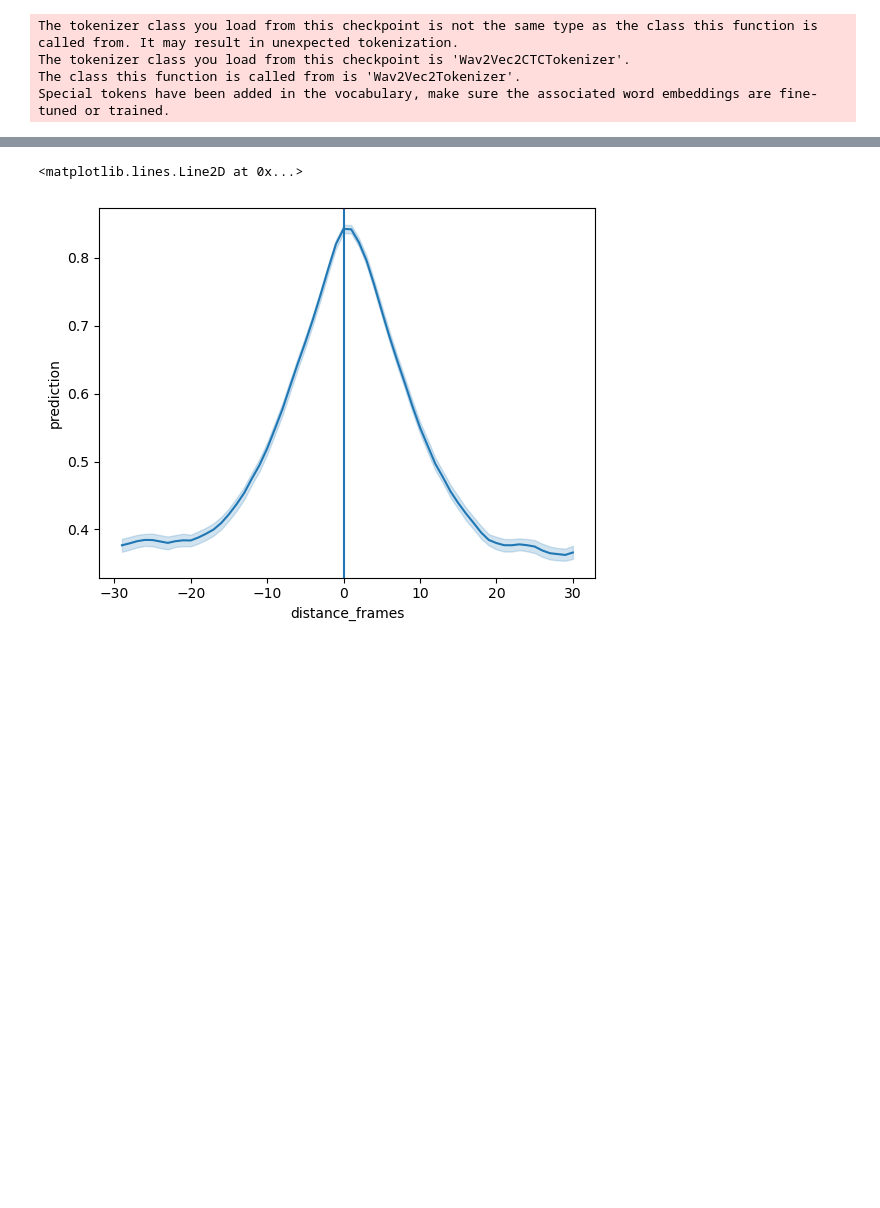
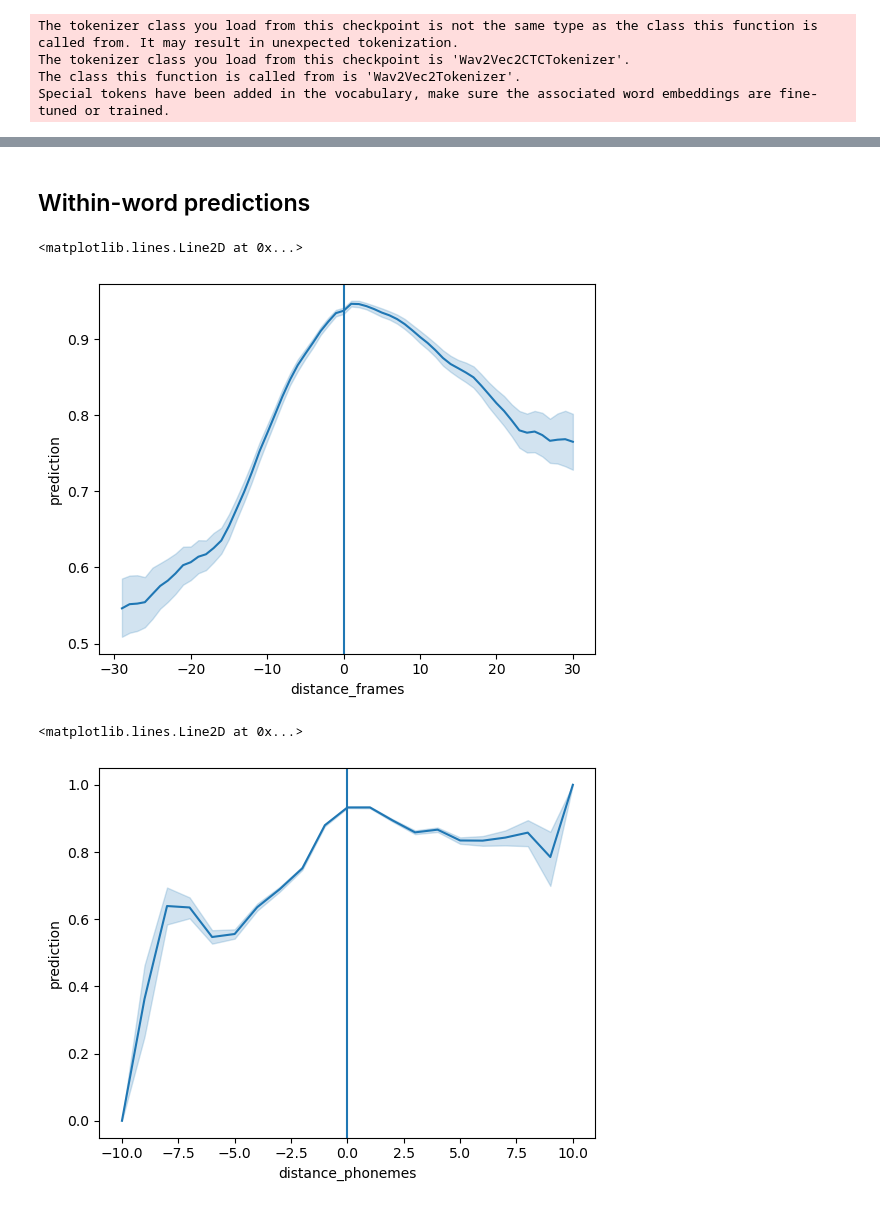
Before and after one commit to hans/ideal-word-representations, a Jupyter notebook: notebooks/temporal ROC RNN.ipynb, the cells around one changed output, grey strips where cells are left out. Drawn from its saved outputs; the diff is of its cells as text; code cells hidden in the pictures; blank space fills up the shorter version.

```diff
--- a/notebooks/temporal ROC RNN.ipynb
+++ b/notebooks/temporal ROC RNN.ipynb
@@ -100,7 +127,17 @@ frame_results_df
+# %% [markdown]
+## Within-word predictions
 # %%
-ax = sns.lineplot(data=frame_results_df, x="distance_frames", y="prediction")
+ax = sns.lineplot(data=frame_results_df[frame_results_df.same_word],
+                  x="distance_frames", y="prediction")
 ax.axvline(0)
 # %% [output]
 <matplotlib.lines.Line2D at 0x...>
-[figure, old version]
+[figure, new version]
+# %%
+ax = sns.lineplot(data=frame_results_df[frame_results_df.same_word],
+                  x="distance_phonemes", y="prediction")
+ax.axvline(0)
+# %% [output]
+<matplotlib.lines.Line2D at 0x...>
+[figure, added]
 # %%
```
Also changed, not shown: parts of 11 cells of this notebook, 19 other files.
